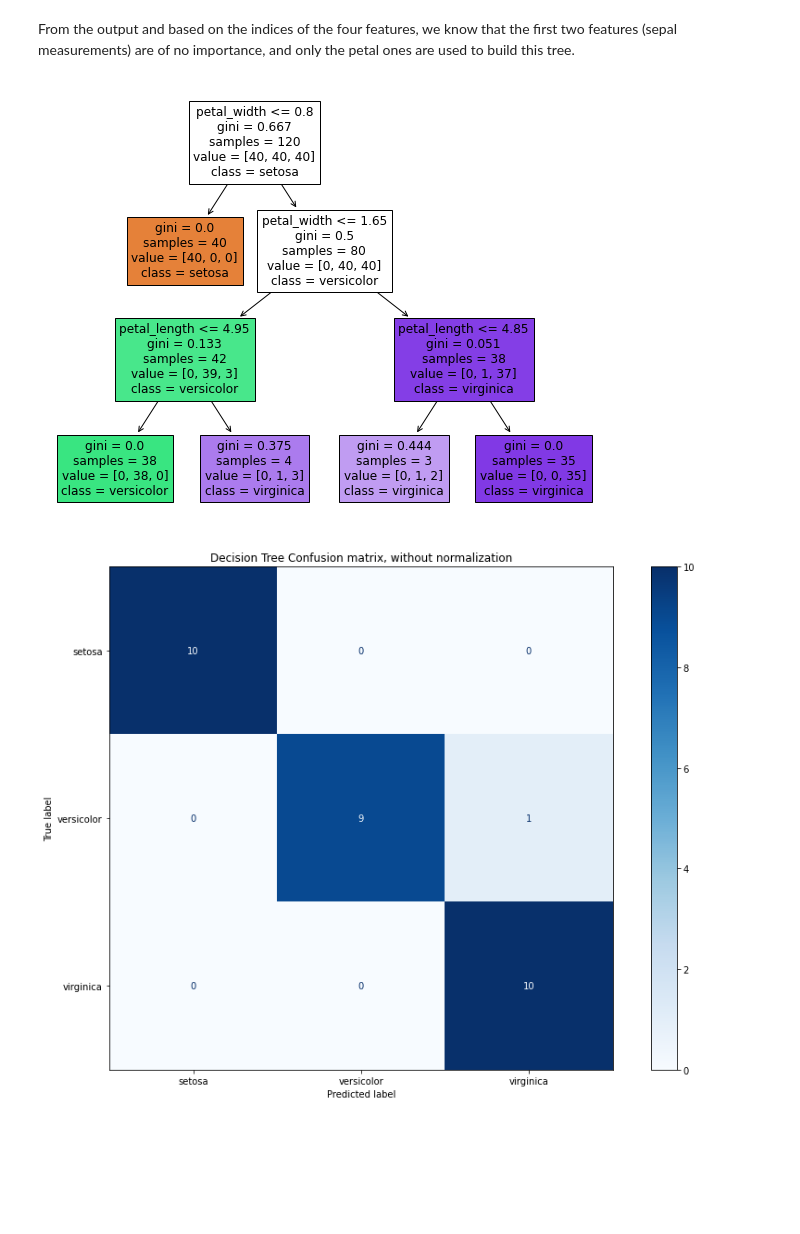
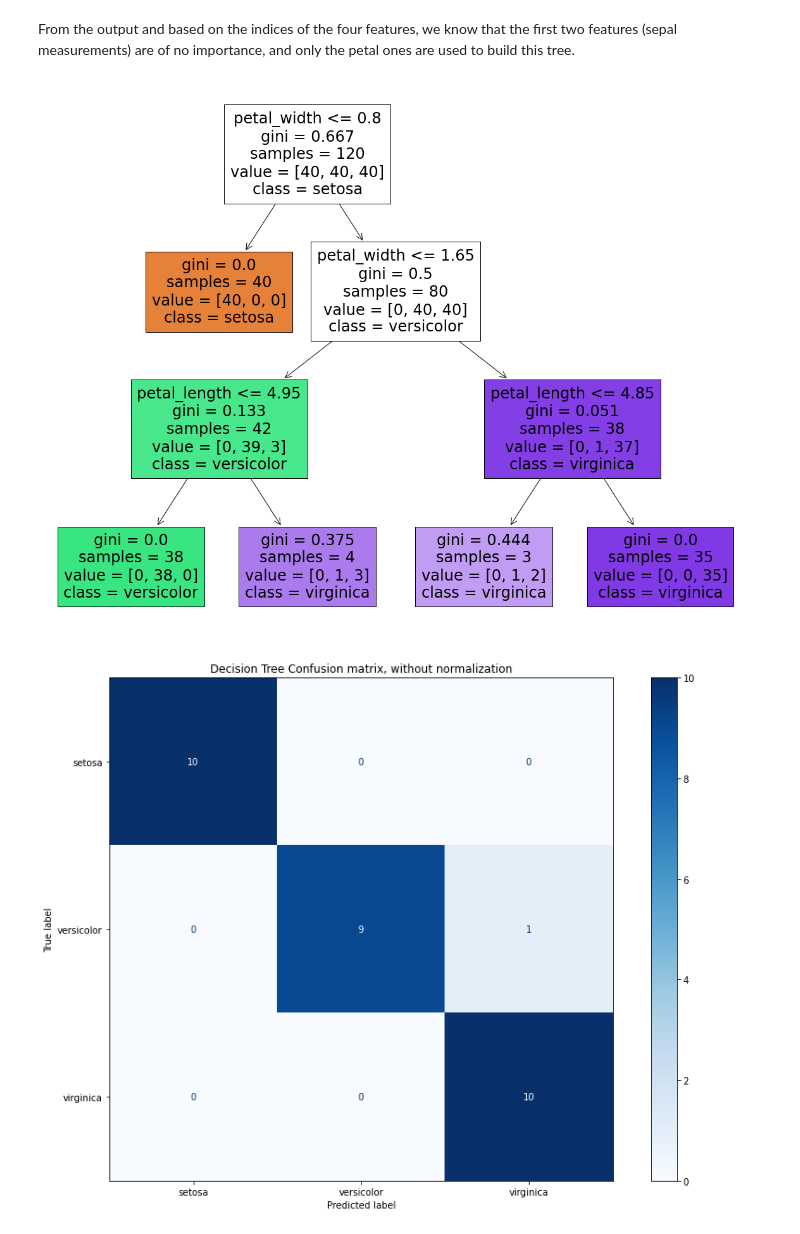
Before and after one commit to giova86/Python-DecisionTree, a Jupyter notebook: decision_tree_iris.ipynb, the cells around one changed output. Drawn from its saved outputs; the diff is of its cells as text; code cells hidden in the pictures; blank space fills up the shorter version.

```diff
--- a/decision_tree_iris.ipynb
+++ b/decision_tree_iris.ipynb
@@ -23,7 +26,7 @@ Image(filename='./data/iris-machinelearning.png')
 # %% [output]
 [figure]
 # %%
-data = pd.read_csv('data/iris.csv')
+data = pd.read_csv('data/iris/iris.csv')
 # %%
 data.head(5)
 # %% [output]
@@ -148,10 +149,10 @@ array([0.        , 0.        , 0.06071875, 0.93928125])
 # %% [markdown]
 From the output and based on the indices of the four features, we know that the first two features (sepal measurements) are of no importance, and only the petal ones are used to build this tree.
 # %%
-plt.figure(figsize = (10,8))
+plt.figure(figsize = (20,16))
 plot_tree(mod_dt, feature_names = fn, class_names = cn, filled = True);
 # %% [output]
-[figure, old version]
+[figure, new version]
 # %%
 disp = metrics.plot_confusion_matrix(mod_dt, X_test, y_test,
                                  display_labels=cn,
```
Also changed, not shown: parts of 5 cells of this notebook, 2 other files.
